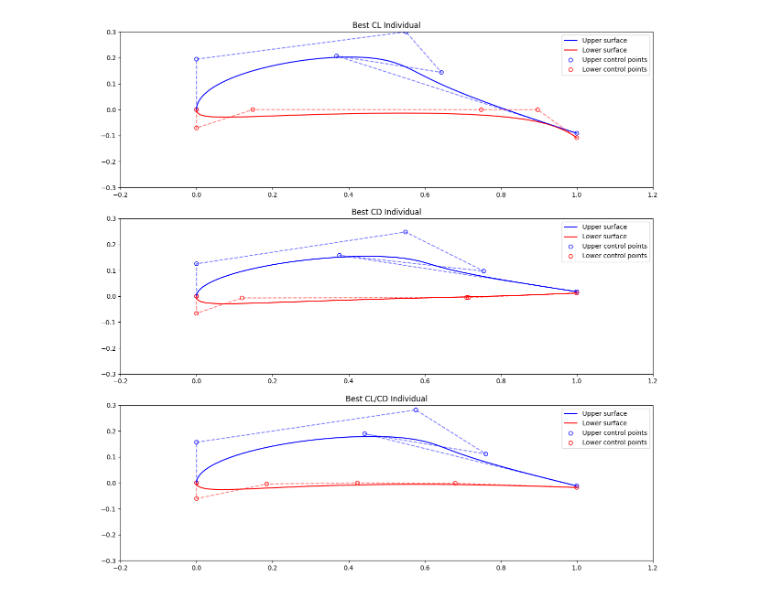
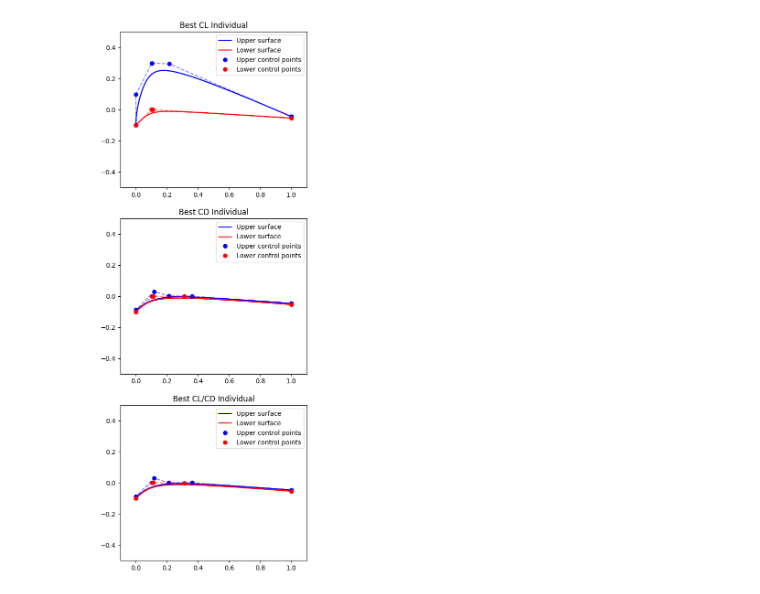
Before and after one commit to HugoxSaraiva/airfoil-optimization-ga, a Jupyter notebook: nsga2_analysis.ipynb, the cells around one changed output. Drawn from its saved outputs; the diff is of its cells as text; code cells hidden in the pictures.

```diff
--- a/nsga2_analysis.ipynb
+++ b/nsga2_analysis.ipynb
@@ -95,30 +95,33 @@ plt.show()
 # %%
 from utils.bezier_parametrization import BezierAirfoil
 control_points_shape = (6, 6)
 with open('data/runs/01/checkpoint_name_gen_149.pkl', 'rb'):
     cp = pickle.load(open(f'data/runs/{run}/checkpoint_name_gen_149.pkl', 'rb'))
     population = cp["population"]
-    pareto = cp["pareto"]
-    front = [ind for ind in pareto if ind.fitness.values[0] <= 0.02 and ind.fitness.values[1] >= 0.9]
+    # pareto = cp["pareto"]
+    best_cl_individuals = cp['best_cl_individuals']
+    best_cd_individuals = cp['best_cd_individuals']
+    best_cl_o_cd_individuals = cp['best_cl_o_cd_individuals']
+    # front = [ind for ind in pareto] # if ind.fitness.values[0] <= 0.02 and ind.fitness.values[1] >= 0.9]
 
-best_cl_individual = max(front, key=lambda ind: ind.fitness.values[1])
-best_cd_individual = min(front, key=lambda ind: ind.fitness.values[0])
-best_cl_o_cd_individual = max(front, key=lambda ind: ind.fitness.values[1] / ind.fitness.values[0])
+best_cl_individual = best_cl_individuals[-1]
+best_cd_individual = best_cd_individuals[-1]
+best_cl_o_cd_individual = best_cl_o_cd_individuals[-1]
 
 best_cl_airfoil = BezierAirfoil(best_cl_individual, shape=control_points_shape)
 best_cd_airfoil = BezierAirfoil(best_cd_individual, shape=control_points_shape)
 best_cl_o_cd_airfoil = BezierAirfoil(best_cl_o_cd_individual, shape=control_points_shape)
 
 fig, axs = plt.subplots(3, 1, figsize=(15, 15))
 ax1 = axs[0]
 ax2 = axs[1]
 ax3 = axs[2]
 best_cl_airfoil.plot(ax1)
 best_cd_airfoil.plot(ax2)
 best_cl_o_cd_airfoil.plot(ax3)
 ax1.set_title("Best CL Individual")
 ax2.set_title("Best CD Individual")
 ax3.set_title("Best CL/CD Individual")
 plt.show()
 # %% [output]
-[figure, old version]
+[figure, new version]
```
Also changed, not shown: parts of 5 cells of this notebook, 40 other files.
